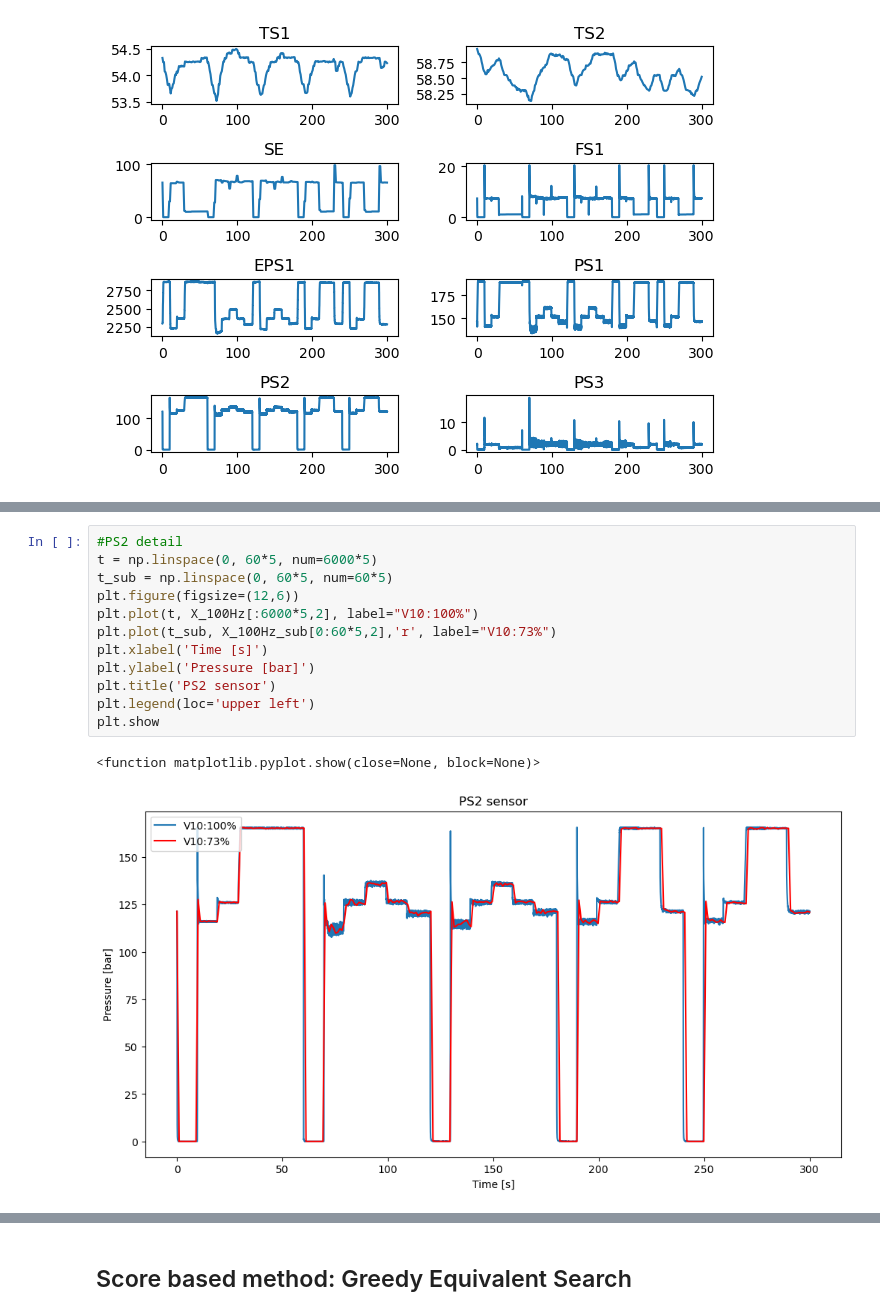
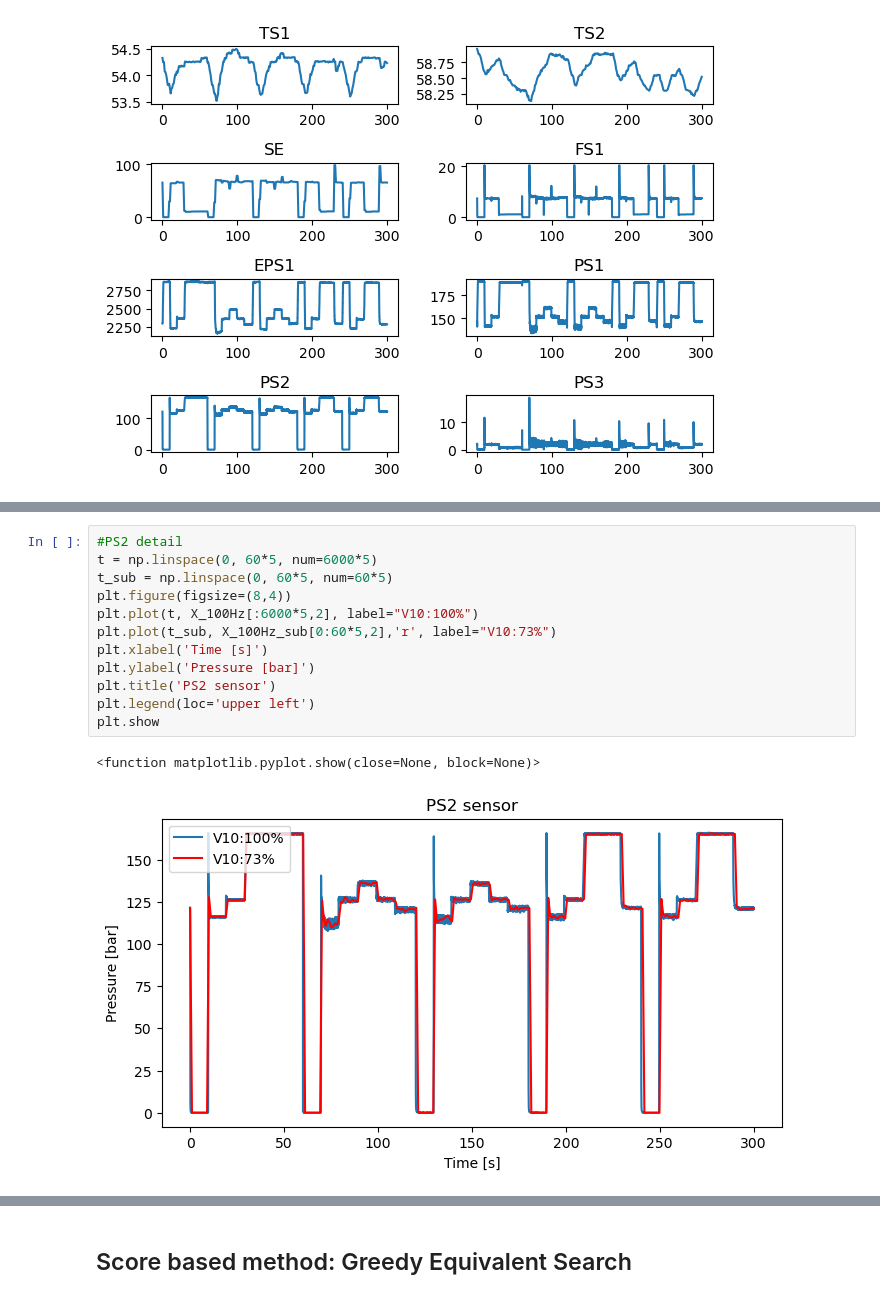
Before and after one commit to SamiraSanchezNT/Hydraulic-System-Condition-monitoring, a Jupyter notebook: ProjectAppliedCausalInference.ipynb, the cells around one changed output, grey strips where cells are left out. Drawn from its saved outputs; the diff is of its cells as text.

```diff
--- a/ProjectAppliedCausalInference.ipynb
+++ b/ProjectAppliedCausalInference.ipynb
@@ -577,18 +404,18 @@ plt.show
 # %%
 #PS2 detail
 t = np.linspace(0, 60*5, num=6000*5)
 t_sub = np.linspace(0, 60*5, num=60*5)
-plt.figure(figsize=(12,6))
+plt.figure(figsize=(8,4))
 plt.plot(t, X_100Hz[:6000*5,2], label="V10:100%")
 plt.plot(t_sub, X_100Hz_sub[0:60*5,2],'r', label="V10:73%")
 plt.xlabel('Time [s]')
 plt.ylabel('Pressure [bar]')
 plt.title('PS2 sensor')
 plt.legend(loc='upper left')
 plt.show
 # %% [output]
 <function matplotlib.pyplot.show(close=None, block=None)>
-[figure, old version]
+[figure, new version]
 # %%
 #PS3 detail
 t = np.linspace(0, 60*5, num=6000*5)
```
Also changed, not shown: parts of 46 cells of this notebook, 10 other files.
